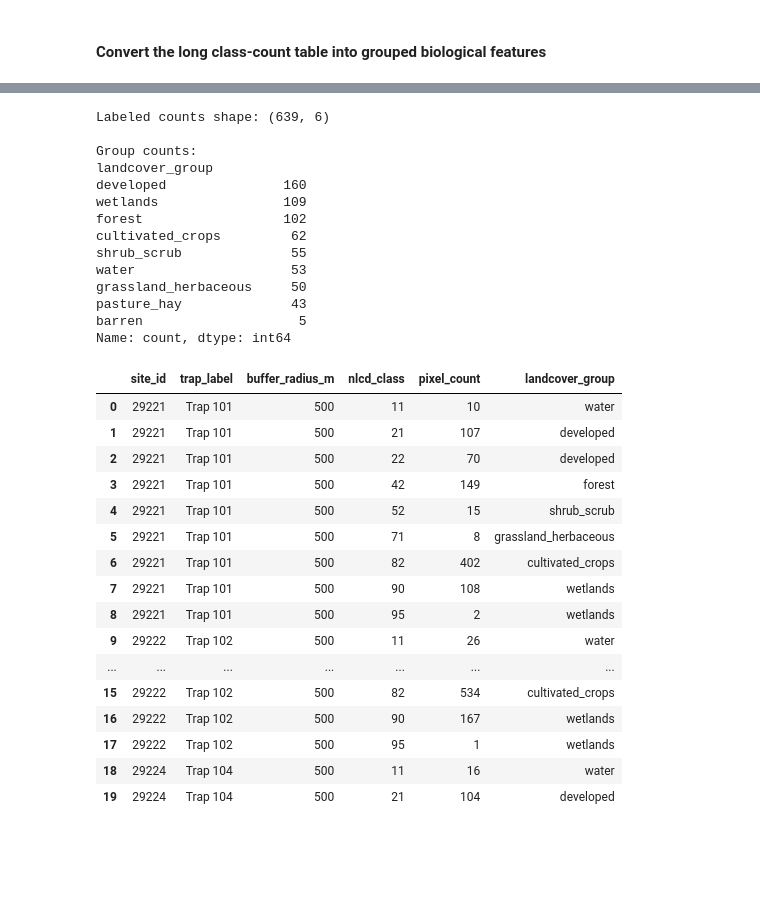
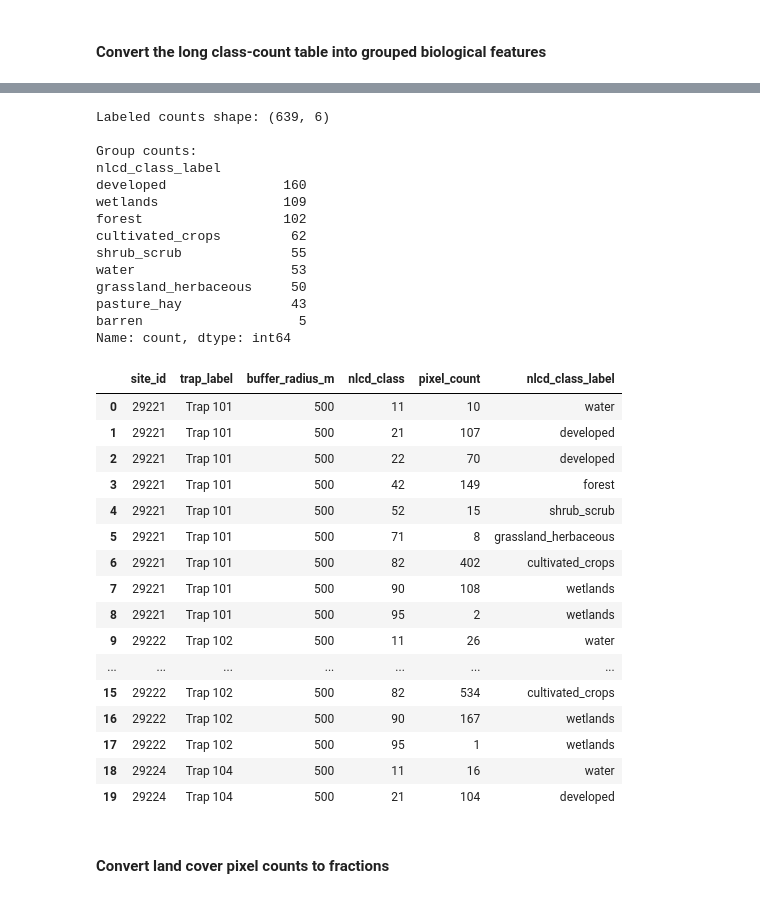
Before and after one commit to Leonidus1995/Whitefly_Risk_Intelligence, a Jupyter notebook: notebooks/02a_nlcd_landcover_features.ipynb, the cells around one changed output, grey strips where cells are left out. Drawn from its saved outputs; the diff is of its cells as text; code cells hidden in the pictures; blank space fills up the shorter version.

```diff
--- a/notebooks/02a_nlcd_landcover_features.ipynb
+++ b/notebooks/02a_nlcd_landcover_features.ipynb
@@ -437,12 +416,7 @@ def extract_nlcd_class_counts_for_buffers(
 # %%
-nlcd_counts_2025 = extract_nlcd_class_counts_for_buffers(
-    raster_path=NLCD_2025_PATH,
-    buffers_gdf=buffers_gdf
-)
-
 print("NLCD class count table shape:", nlcd_counts_2025.shape)
 print("\nFirst rows:")
-display(nlcd_counts_2025.head(20))
+display(nlcd_counts_2025.head(10))
 
 print("\nUnique NLCD classes found:")
 print(sorted(nlcd_counts_2025["nlcd_class"].unique()))
@@ -507,0 +448,19 @@ def add_nlcd_group_labels(counts_df):
+# %%
+NLCD_CLASS_GROUPS = {
+    "water": [11],
+    "developed": [21, 22, 23, 24],
+    "barren": [31],
+    "forest": [41, 42, 43],
+    "shrub_scrub": [52],
+    "grassland_herbaceous": [71],
+    "pasture_hay": [81],
+    "cultivated_crops": [82],
+    "wetlands": [90, 95],
+}
+
+class_to_group = {}
+for group, codes in NLCD_CLASS_GROUPS.items():
+    for code in codes:
+        class_to_group[code] = group
+
+class_to_group
@@ -507,0 +483,5 @@ def add_nlcd_group_labels(counts_df):
+# %%
+nlcd_counts_2025["nlcd_class_label"] = nlcd_counts_2025["nlcd_class"].map(class_to_group)
+nlcd_counts_2025["nlcd_class_label"] = nlcd_counts_2025["nlcd_class_label"].fillna("other")
+
+nlcd_counts_2025.head()
@@ -508,28 +495,28 @@ def add_nlcd_group_labels(counts_df):
 # %%
-nlcd_counts_labeled_2025 = add_nlcd_group_labels(nlcd_counts_2025)
+nlcd_counts_labeled_2025 = nlcd_counts_2025.copy()
 
 print("Labeled counts shape:", nlcd_counts_labeled_2025.shape)
 
 print("\nGroup counts:")
-print(nlcd_counts_labeled_2025["landcover_group"].value_counts())
+print(nlcd_counts_labeled_2025["nlcd_class_label"].value_counts())
 
 display(nlcd_counts_labeled_2025.head(20))
 # %% [output]
 Labeled counts shape: (639, 6)
 
 Group counts:
-landcover_group
+nlcd_class_label
 developed               160
 wetlands                109
 forest                  102
 cultivated_crops         62
 shrub_scrub              55
 water                    53
 grassland_herbaceous     50
 pasture_hay              43
 barren                    5
 Name: count, dtype: int64
-|  | site_id | trap_label | buffer_radius_m | nlcd_class | pixel_count | landcover_group |
+|  | site_id | trap_label | buffer_radius_m | nlcd_class | pixel_count | nlcd_class_label |
 | 0 | 29221 | Trap 101 | 500 | 11 | 10 | water |
 | 1 | 29221 | Trap 101 | 500 | 21 | 107 | developed |
 | 2 | 29221 | Trap 101 | 500 | 22 | 70 | developed |
@@ -580,0 +536,2 @@ def summarize_nlcd_group_fractions(labeled_counts_df):
+# %% [markdown]
+#### Convert land cover pixel counts to fractions
```
Also changed, not shown: parts of 41 cells of this notebook, 1 other file.
